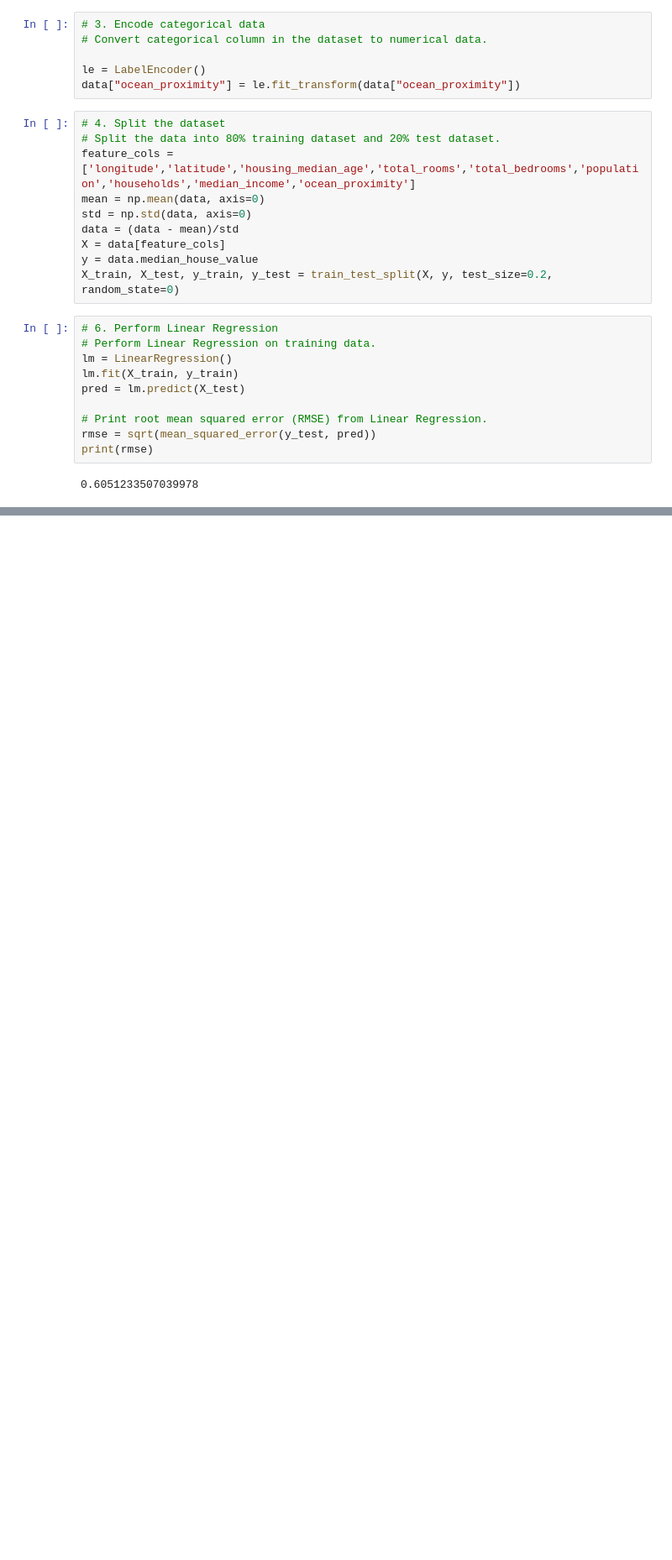
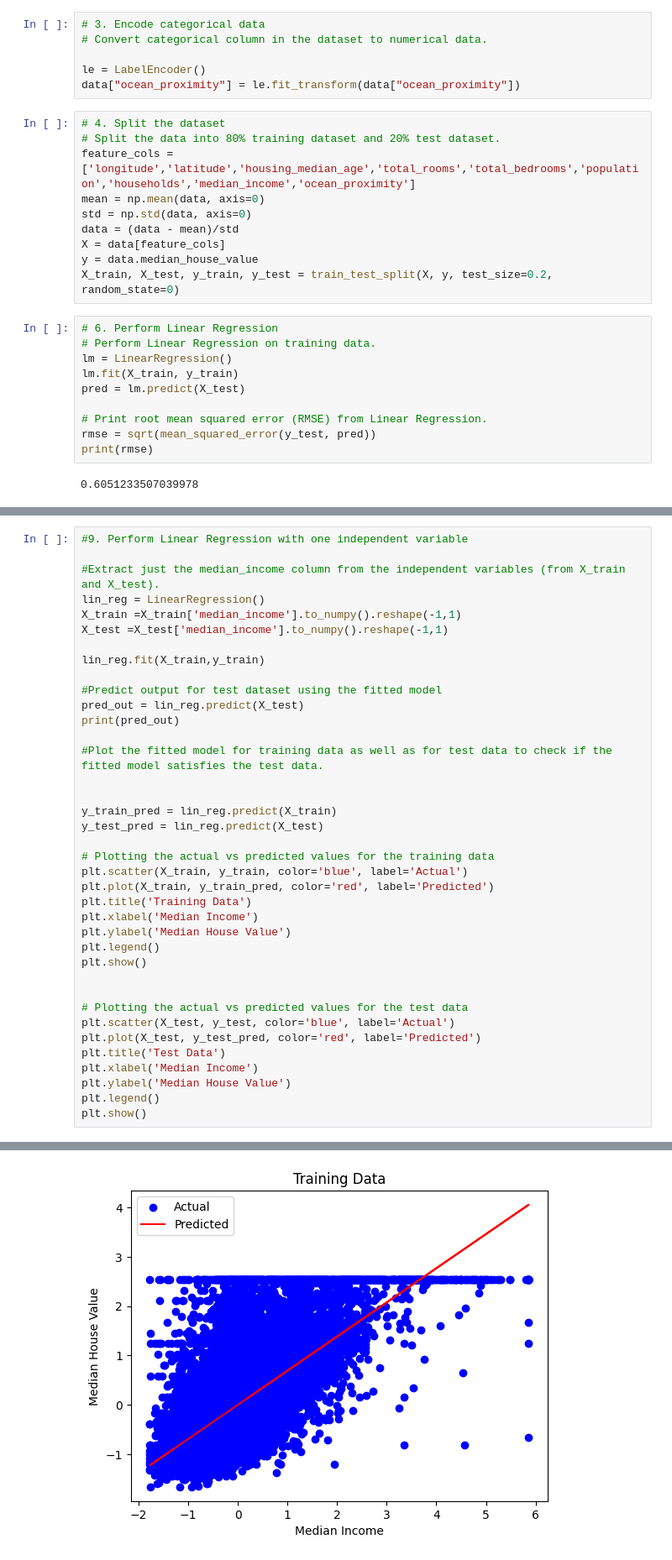
Before and after one commit to Kisekka-Alexander/simpli_learn_ML, a Jupyter notebook: house_price_predict.ipynb, the cells around one changed output, grey strips where cells are left out. Shown at 84% size. Drawn from its saved outputs; the diff is of its cells as text; blank space fills up the shorter version.

Commit message:
plot fitted model

```diff
--- a/house_price_predict.ipynb
+++ b/house_price_predict.ipynb
@@ -83,0 +98,39 @@ print(rmse)
+# %%
+#9. Perform Linear Regression with one independent variable
+
+#Extract just the median_income column from the independent variables (from X_train and X_test).
+lin_reg = LinearRegression()
+X_train =X_train['median_income'].to_numpy().reshape(-1,1)
+X_test =X_test['median_income'].to_numpy().reshape(-1,1)
+
+lin_reg.fit(X_train,y_train)
+
+#Predict output for test dataset using the fitted model
+pred_out = lin_reg.predict(X_test)
+print(pred_out)
+
+#Plot the fitted model for training data as well as for test data to check if the fitted model satisfies the test data.
+
+
+y_train_pred = lin_reg.predict(X_train)
+y_test_pred = lin_reg.predict(X_test)
+
+# Plotting the actual vs predicted values for the training data
+plt.scatter(X_train, y_train, color='blue', label='Actual')
+plt.plot(X_train, y_train_pred, color='red', label='Predicted')
+plt.title('Training Data')
+plt.xlabel('Median Income')
+plt.ylabel('Median House Value')
+plt.legend()
+plt.show()
+
+
+# Plotting the actual vs predicted values for the test data
+plt.scatter(X_test, y_test, color='blue', label='Actual')
+plt.plot(X_test, y_test_pred, color='red', label='Predicted')
+plt.title('Test Data')
+plt.xlabel('Median Income')
+plt.ylabel('Median House Value')
+plt.legend()
+plt.show()
+# %% [output]
@@ -83,0 +139 @@ print(rmse)
+[figure, added]
```
Also changed, not shown: parts of 4 cells of this notebook.
